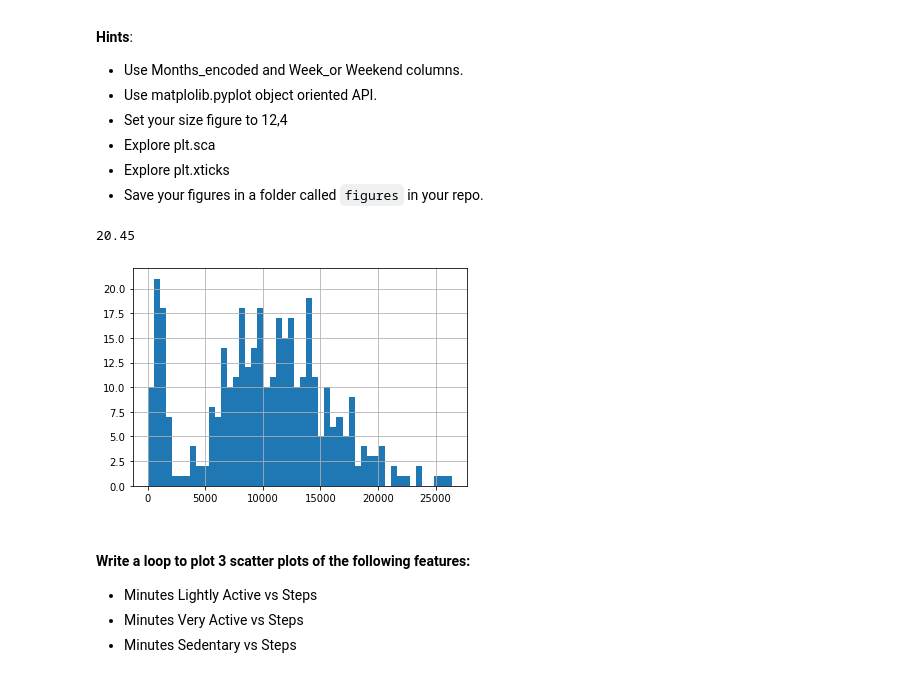
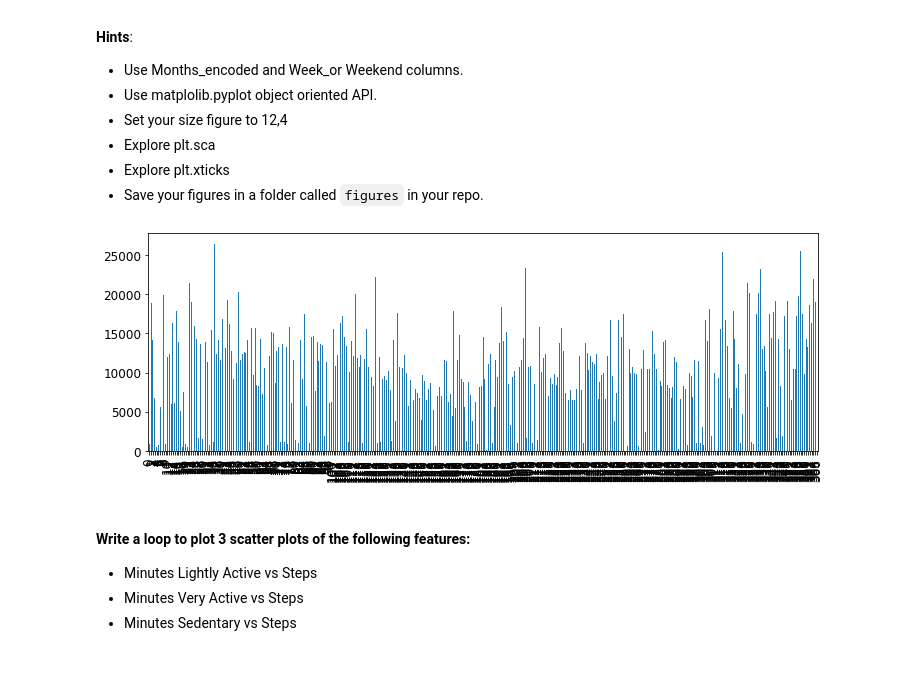
Before and after one commit to Adonis232/dataptmad0420, a Jupyter notebook: module-2/matplotlib-seaborn/your-code/main.ipynb, the cells around one changed output. Cells and saved outputs as stored; diff of their text form; code cells hidden in the pictures.

Commit message:
new plots

```diff
--- a/module-2/matplotlib-seaborn/your-code/main.ipynb
+++ b/module-2/matplotlib-seaborn/your-code/main.ipynb
@@ -137,15 +137,25 @@ How the average number of steps change by month. Use the appropriate visualizati
 # %%
 # MEDIAN STEPS BY MONTH_ENCODED
 # your code here
+fitbit['Steps'].plot(kind='bar',
+                     rot=45,
+                     by='Date',
+                     fontsize=15,
+                     figsize=(12, 4));
 
-a = fitbit['Steps'].hist(bins=50)
-fitbit['Distance'].max()
+
+
 
 # MEDIAN STEPS BY WORK_OR_WEEKEND
 # your code here
+fitbit['Steps'].plot(kind='bar',
+                    by='Work_or_Weekend',
+                    fontsize=12,
+                    figsize=(12, 4));
+
+#making them as a subplot
 # %% [output]
-20.45
-[figure, old version]
+[figure, new version]
 # %%
 
 #steps_avg = sum(fitbit['Steps'])/sum(fitbit['Months_encoded'])
```
